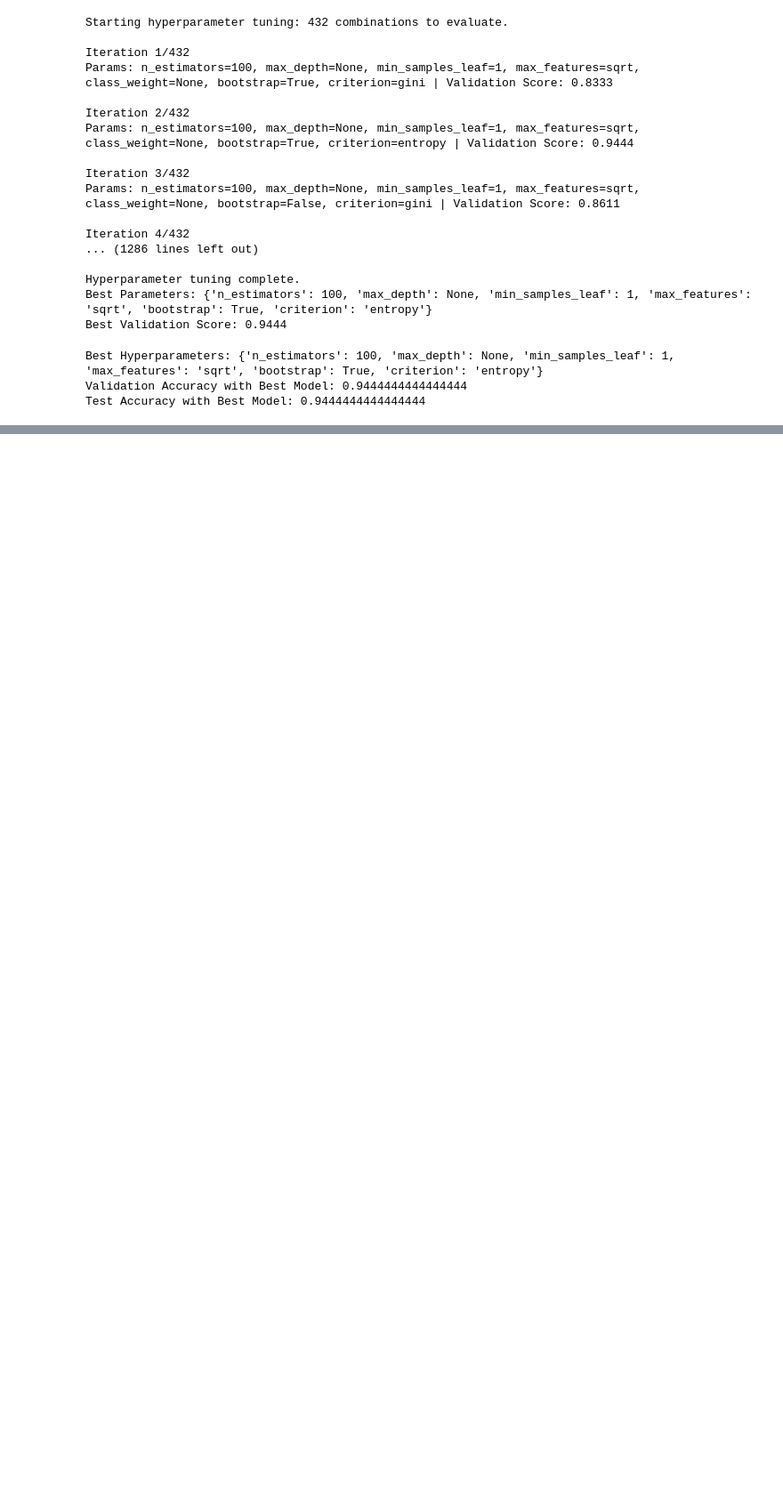
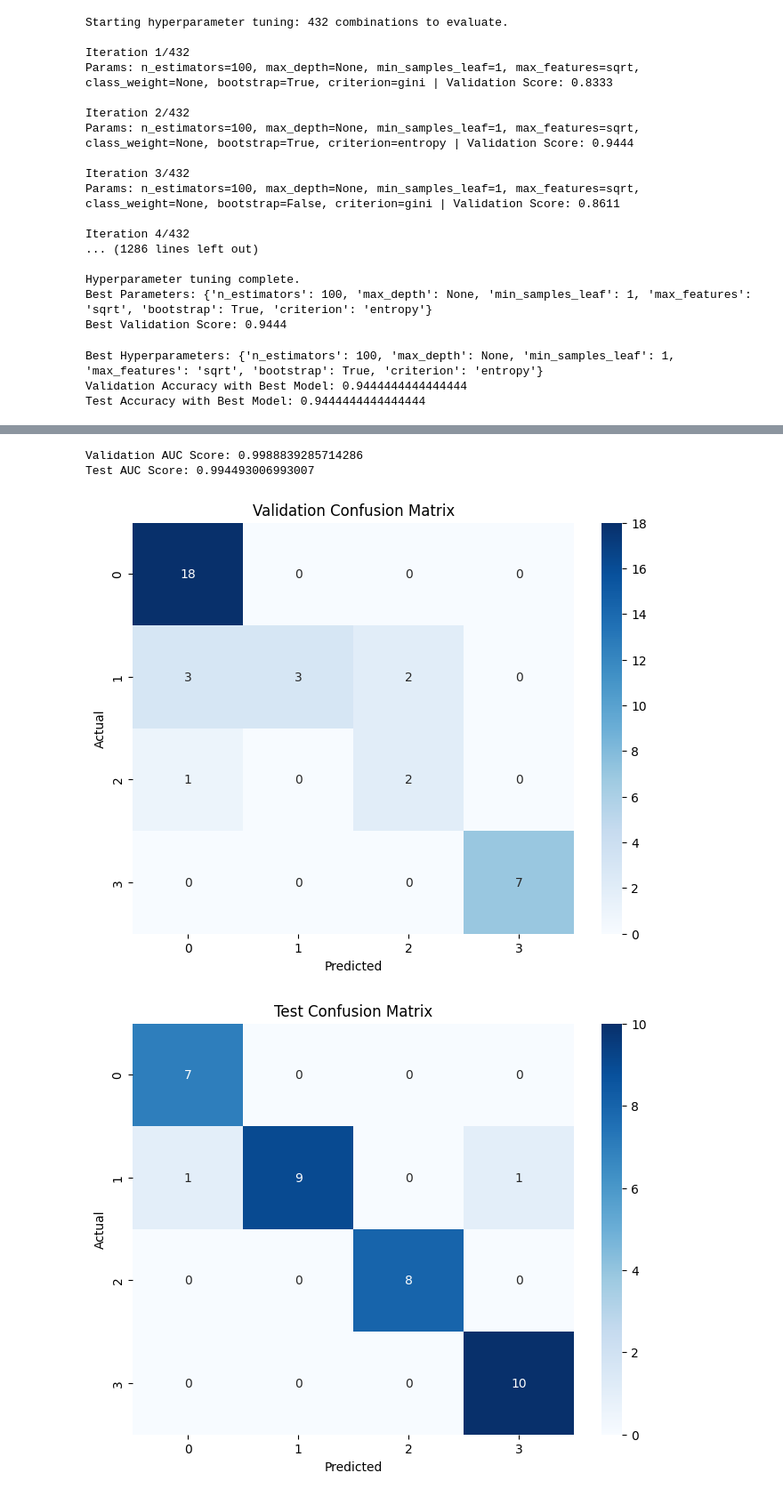
Before and after one commit to johnchoi44/DS340W_Project, a Jupyter notebook: randomforest.ipynb, the cells around one changed output, grey strips where cells are left out. Shown: that part at 89% size. Saved outputs shown, nothing was run; the diff lists cells and outputs as text; code cells hidden in the pictures; blank space fills up the shorter version.

```diff
--- a/randomforest.ipynb
+++ b/randomforest.ipynb
@@ -216,0 +220,37 @@ print(feature_importances)
+# %%
+# Get probabilities for AUC calculation
+val_proba = best_model.predict_proba(X_val)
+test_proba = best_model.predict_proba(X_test)
+
+# Compute AUC score
+val_auc = roc_auc_score(y_val, val_proba, multi_class='ovr')
+test_auc = roc_auc_score(y_test, test_proba, multi_class='ovr')
+
+print(f"Validation AUC Score: {val_auc}")
+print(f"Test AUC Score: {test_auc}")
+# %% [output]
+Validation AUC Score: 0.9988839285714286
+Test AUC Score: 0.994493006993007
+# %%
+# Compute confusion matrix for validation set
+val_cm = confusion_matrix(y_val, val_pred)
+
+# Compute confusion matrix for test set
+test_cm = confusion_matrix(y_test, test_pred)
+
+# Visualize confusion matrix
+def plot_confusion_matrix(cm, title):
+    plt.figure(figsize=(8, 6))
+    sns.heatmap(cm, annot=True, fmt='d', cmap='Blues', xticklabels=True, yticklabels=True)
+    plt.title(title)
+    plt.xlabel('Predicted')
+    plt.ylabel('Actual')
+    plt.savefig('./visuals/rf {}.png'.format(title))
+    plt.show()
+
+# Plot confusion matrices
+plot_confusion_matrix(val_cm, "Validation Confusion Matrix")
+plot_confusion_matrix(test_cm, "Test Confusion Matrix")
+# %% [output]
+[figure, added]
+[figure, added]
```
Also changed, not shown: parts of 2 cells of this notebook, 7 other files.
